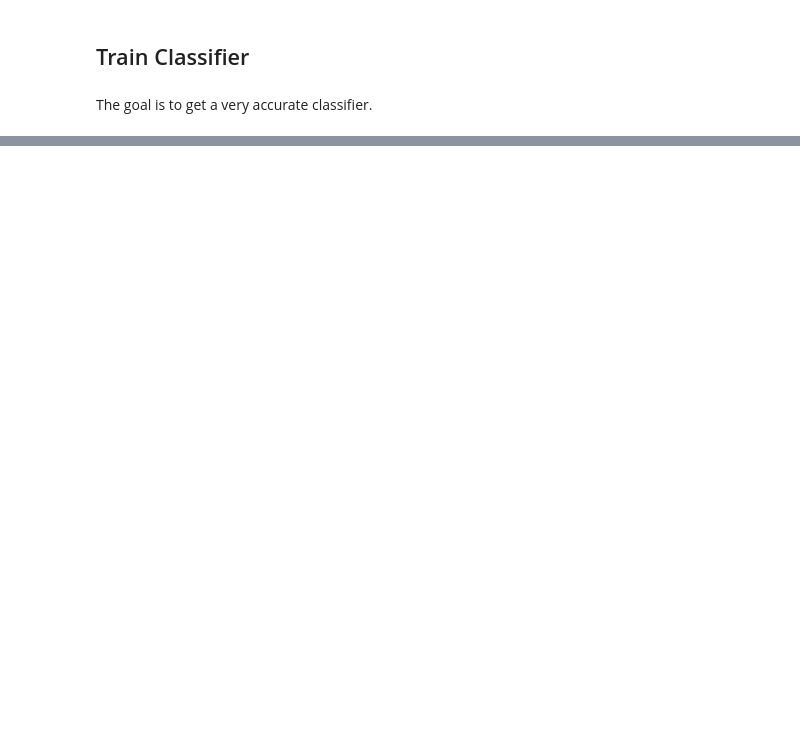
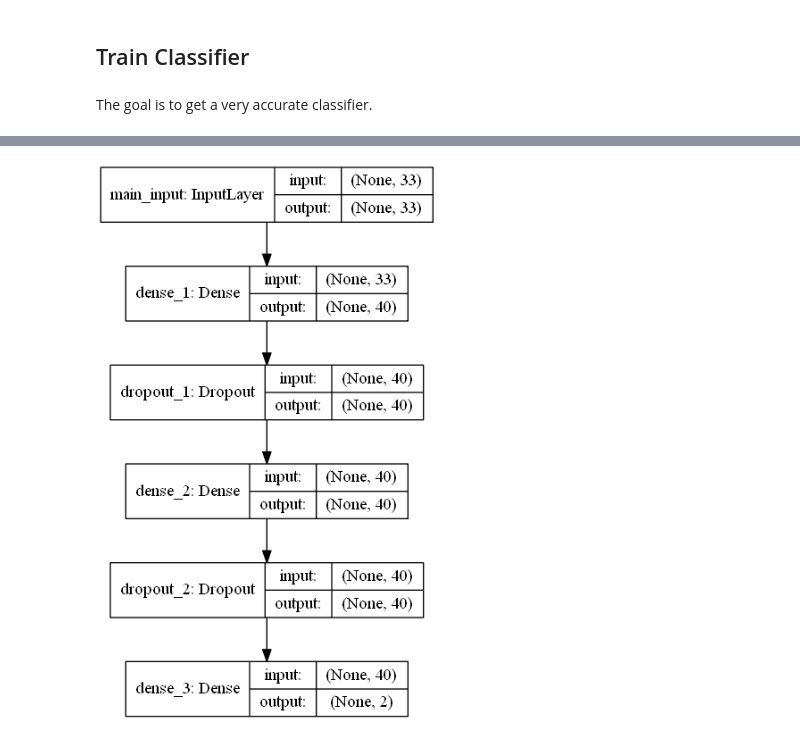
Before and after one commit to philippgrafendorfe/stackedautoencoders, a Jupyter notebook: IONOSPHERE_Autoencoder.ipynb, the cells around one changed output, grey strips where cells are left out. Saved outputs shown, nothing was run; the diff lists cells and outputs as text; code cells hidden in the pictures; blank space fills up the shorter version.

```diff
--- a/IONOSPHERE_Autoencoder.ipynb
+++ b/IONOSPHERE_Autoencoder.ipynb
@@ -263,0 +187,4 @@ print(score)
+# %%
+IPython.display.Image("images/ionosphere_nn.png")
+# %% [output]
+[figure, added]
```
Also changed, not shown: parts of 40 cells of this notebook, 6 other files.
